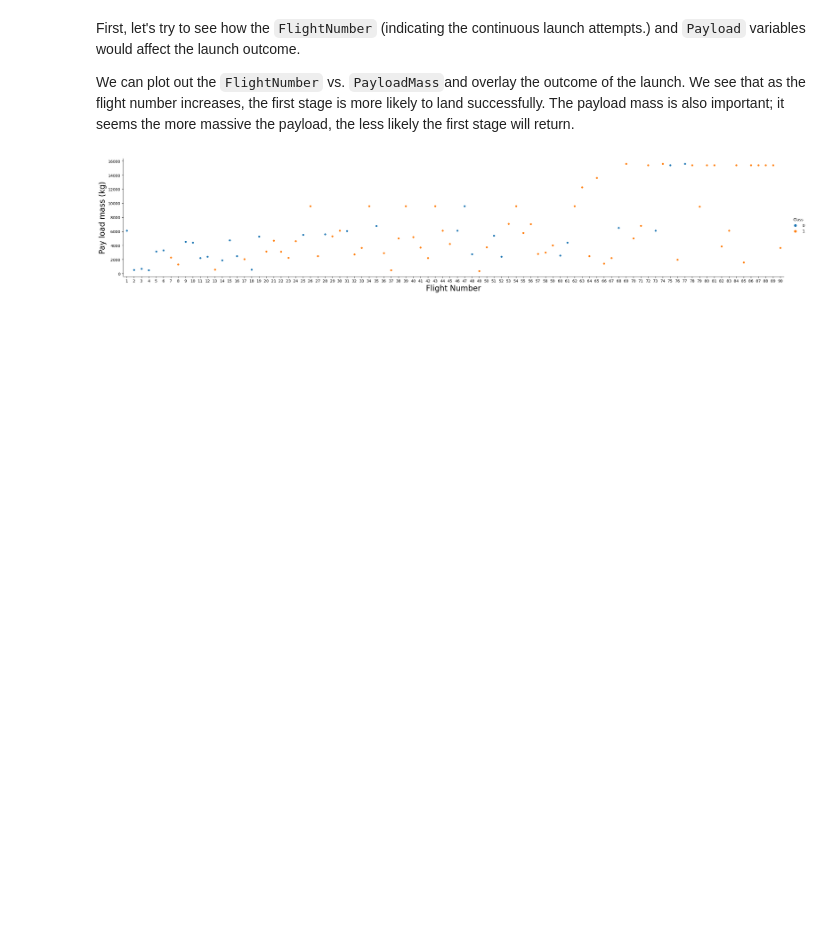
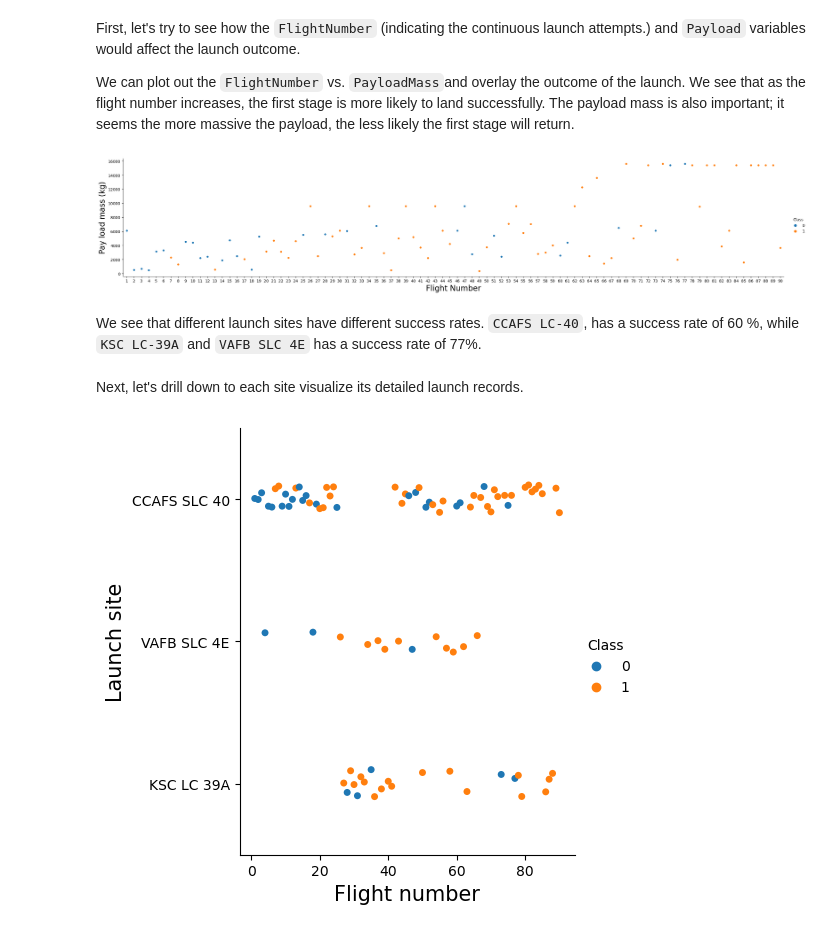
Before and after one commit to matublaq/SpaceY_project, a Jupyter notebook: Visualization/EDA_with_visualization.ipynb, the cells around one changed output. Cells and saved outputs as stored; diff of their text form; code cells hidden in the pictures; blank space fills up the shorter version.

```diff
--- a/Visualization/EDA_with_visualization.ipynb
+++ b/Visualization/EDA_with_visualization.ipynb
@@ -45,3 +45,17 @@ plt.ylabel("Pay load mass (kg)", fontsize=20)
 plt.show()
 # %% [output]
 [figure]
+# %% [markdown]
+We see that different launch sites have different success rates.  <code>CCAFS LC-40</code>, has a success rate of 60 %, while  <code>KSC LC-39A</code> and <code>VAFB SLC 4E</code> has a success rate of 77%.
+# %% [markdown]
+Next, let's drill down to each site visualize its detailed launch records.
+# %%
+#1_ Visualize the relationship between flight number and launch site
+
+#sns.scatterplot(x="FlightNumber", y="LaunchSite", hue="Class", data=df)
+sns.catplot(x="FlightNumber", y="LaunchSite", hue="Class", data=df)
+plt.xlabel("Flight number", fontsize=15)
+plt.ylabel("Launch site", fontsize=15)
+plt.show()
+# %% [output]
+[figure, added]
```
Also changed, not shown: parts of 5 cells of this notebook.
